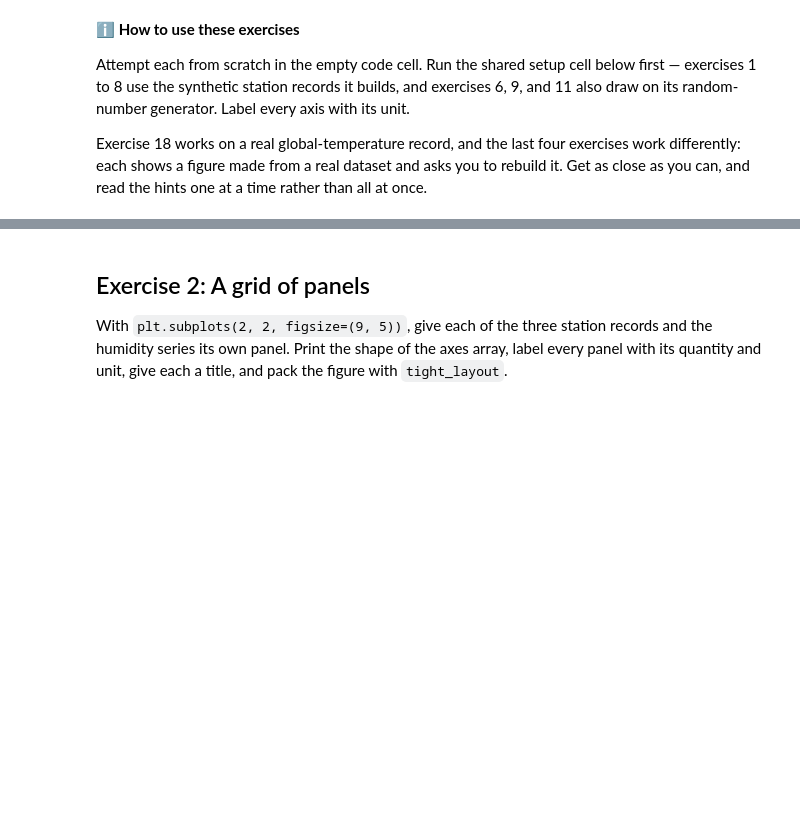
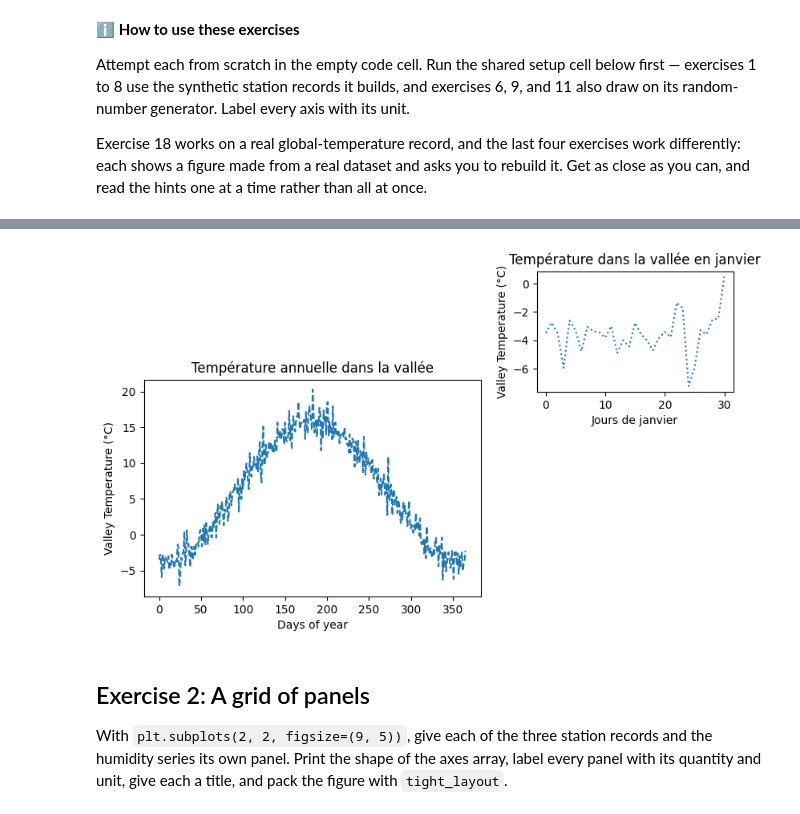
Before and after one commit to Pantinkraitre/2026_Intro_Python, a Jupyter notebook: live/part-I/1.4-matplotlib-and-xarray-exercises.ipynb, the cells around one changed output, grey strips where cells are left out. Cells and saved outputs as stored; diff of their text form; code cells hidden in the pictures; blank space fills up the shorter version.

```diff
--- a/live/part-I/1.4-matplotlib-and-xarray-exercises.ipynb
+++ b/live/part-I/1.4-matplotlib-and-xarray-exercises.ipynb
@@ -59,3 +60,29 @@ both, and give the small panel a title.
+# %%
+# Your solution here
+import matplotlib.pyplot as plt
+
+fig = plt.figure(figsize=(7, 3))
+
+# Grand graphique
+ax0 = fig.add_axes([0, 0, 0.60, 0.9])
+
+ax0.plot(days, valley_celsius, linestyle="dashed")
+ax0.set_title("Température annuelle dans la vallée")
+ax0.set_xlabel("Days of year")
+ax0.set_ylabel("Valley Temperature (°C)")
+
+# Petit graphique
+ax1 = fig.add_axes([0.7, 0.85, 0.35, 0.5])
+
+ax1.plot(days[:31], valley_celsius[:31], linestyle="dotted")
+ax1.set_title("Température dans la vallée en janvier")
+ax1.set_xlabel("Jours de janvier")
+ax1.set_ylabel("Valley Temperature (°C)")
+
+plt.tight_layout()
+plt.show()
+# %% [output]
+[figure, added]
 # %% [markdown]
 ## Exercise 2: A grid of panels
 
```
Also changed, not shown: parts of 11 cells of this notebook.
